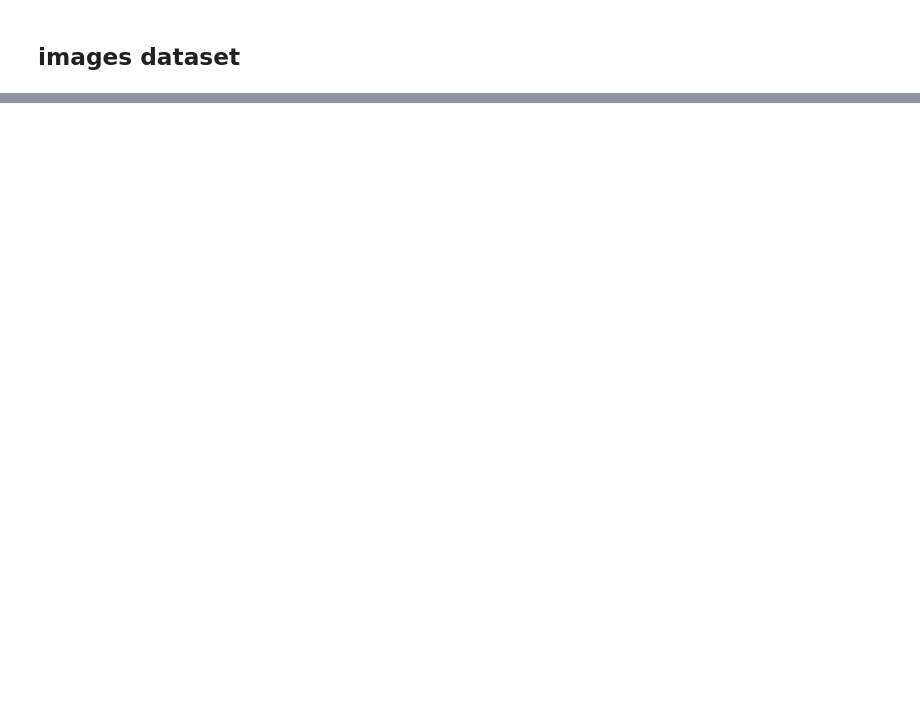
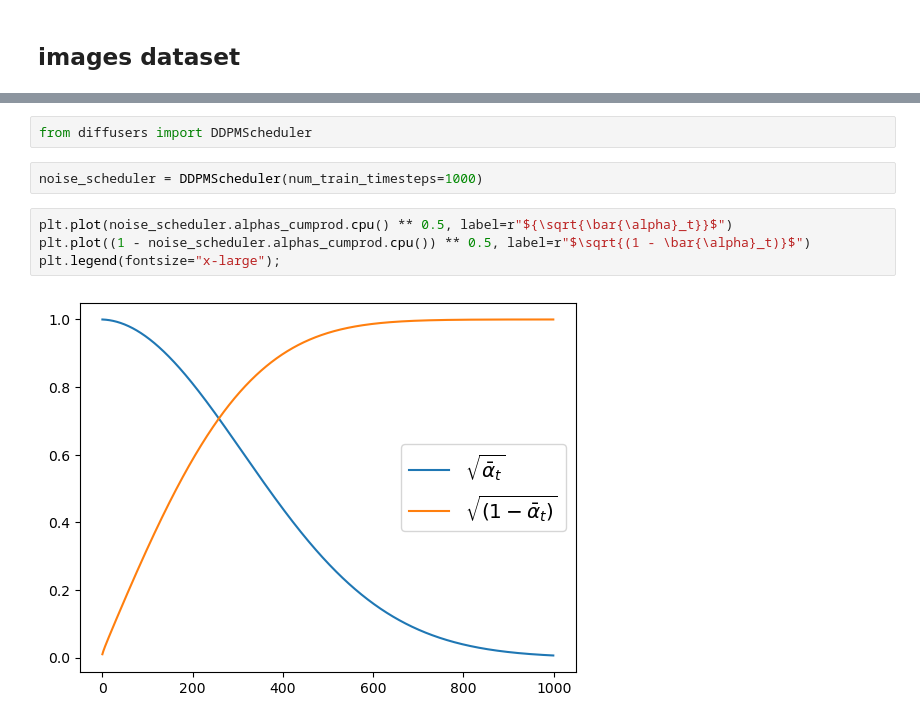
Before and after one commit to chunhuizhang/diffusion_models_tutorials, a Jupyter notebook: tutorials/diffusers_introduction.ipynb, the cells around one changed output, grey strips where cells are left out. Cells and saved outputs as stored; diff of their text form; blank space fills up the shorter version.

```diff
--- a/tutorials/diffusers_introduction.ipynb
+++ b/tutorials/diffusers_introduction.ipynb
@@ -130,0 +165,10 @@ Dataset parquet downloaded and prepared to /media/whaow/.cache/huggingface/datas
+# %%
+from diffusers import DDPMScheduler
+# %%
+noise_scheduler = DDPMScheduler(num_train_timesteps=1000)
+# %%
+plt.plot(noise_scheduler.alphas_cumprod.cpu() ** 0.5, label=r"${\sqrt{\bar{\alpha}_t}}$")
+plt.plot((1 - noise_scheduler.alphas_cumprod.cpu()) ** 0.5, label=r"$\sqrt{(1 - \bar{\alpha}_t)}$")
+plt.legend(fontsize="x-large");
+# %% [output]
+[figure, added]
```
Also changed, not shown: parts of 20 cells of this notebook, 1 other file.
